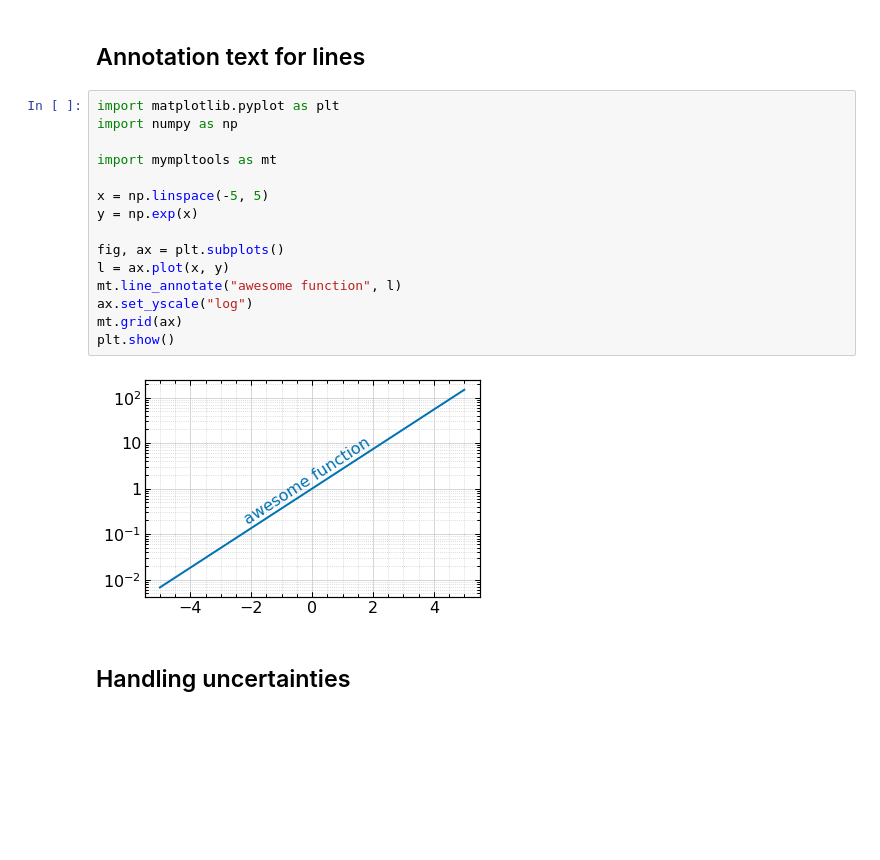
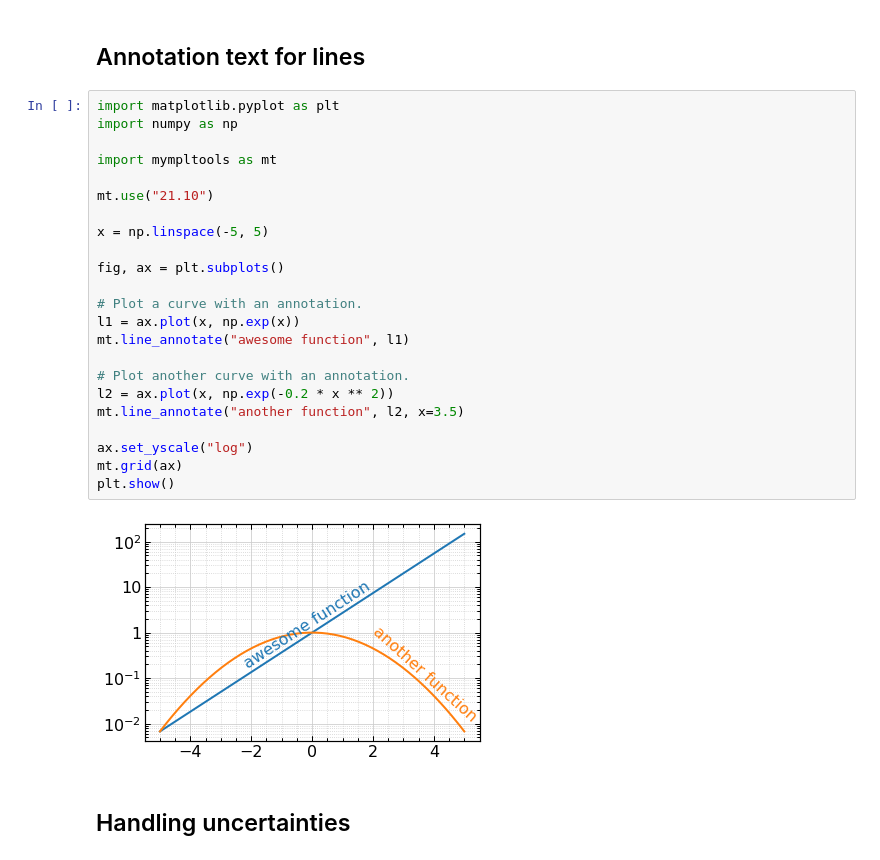
Before and after one commit to tueda/mympltools, a Jupyter notebook: examples/Examples.ipynb, the cells around one changed output. Drawn from its saved outputs; the diff is of its cells as text; blank space fills up the shorter version.

```diff
--- a/examples/Examples.ipynb
+++ b/examples/Examples.ipynb
@@ -3,20 +25,28 @@
 # %%
 import matplotlib.pyplot as plt
 import numpy as np
 
 import mympltools as mt
 
+mt.use("21.10")
+
 x = np.linspace(-5, 5)
-y = np.exp(x)
 
 fig, ax = plt.subplots()
-l = ax.plot(x, y)
-mt.line_annotate("awesome function", l)
+
+# Plot a curve with an annotation.
+l1 = ax.plot(x, np.exp(x))
+mt.line_annotate("awesome function", l1)
+
+# Plot another curve with an annotation.
+l2 = ax.plot(x, np.exp(-0.2 * x ** 2))
+mt.line_annotate("another function", l2, x=3.5)
+
 ax.set_yscale("log")
 mt.grid(ax)
 plt.show()
 # %% [output]
-[figure, old version]
+[figure, new version]
 # %% [markdown]
 ## Handling uncertainties
 # %%
```
Also changed, not shown: parts of 3 cells of this notebook, 1 other file.
